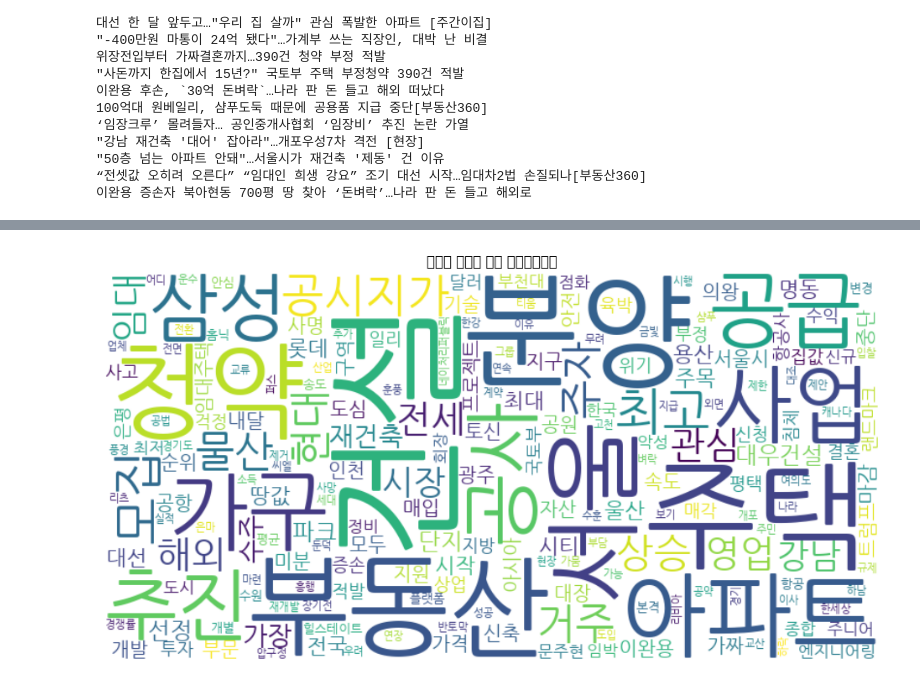
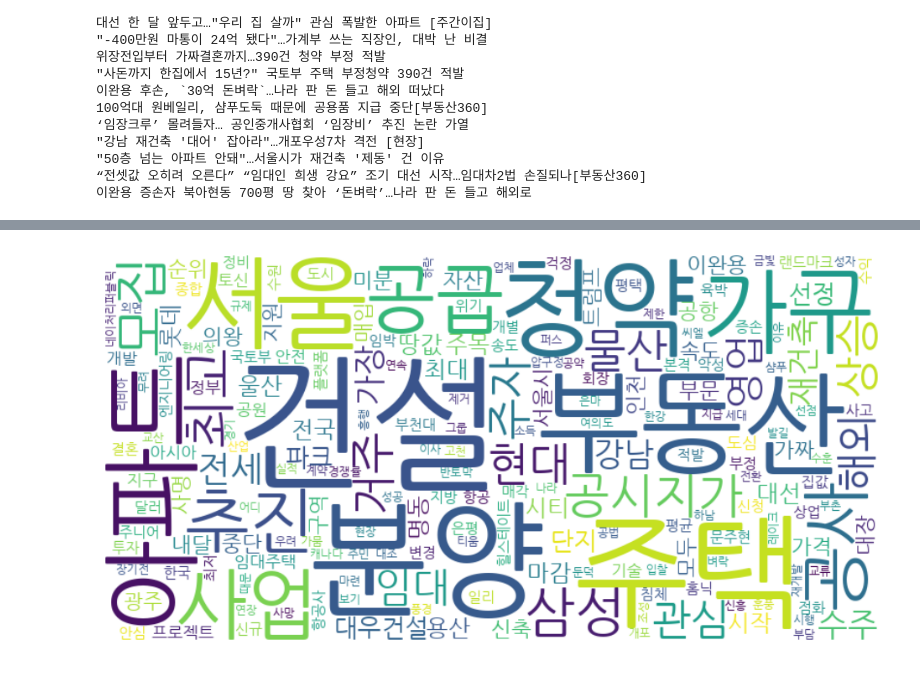
Before and after one commit to jzhengzhi/KU_Natural-Language_202501, a Jupyter notebook: midterm.ipynb, the cells around one changed output, grey strips where cells are left out. Drawn from its saved outputs; the diff is of its cells as text; code cells hidden in the pictures.

```diff
--- a/midterm.ipynb
+++ b/midterm.ipynb
@@ -99,35 +92,35 @@ Processing triggers for fontconfig (2.13.1-4.2ubuntu5) ...
 import matplotlib.pyplot as plt
 plt.rc('font', family='NanumGothic')
 # %%
+full_text = ' '.join(titles_list)
+
+# 2. 형태소 분석 (명사만 추출)
 from konlpy.tag import Okt
 from collections import Counter
-from wordcloud import WordCloud
 
-# 1) 텍스트 하나로 결합
-full_text = ' '.join(titles_list)
-
-# 2) 형태소 분석기 이용해 명사 추출
 okt = Okt()
 nouns = okt.nouns(full_text)
 
-# 3) 불용어 제거 + 한 글자 제거
-stopwords = set(['뉴스', '기자', '보도', '오늘', '정부', '이후', '때문', '관련', '위해'])
+# 3. 불용어 제거 + 한 글자 단어 제거
+stopwords = set(['뉴스', '기자', '보도','위해', '시장'])
 filtered = [n for n in nouns if len(n) > 1 and n not in stopwords]
 
-# 4) 빈도수 계산
+# 4. 단어 빈도 계산
 word_freq = Counter(filtered)
 # %%
+from wordcloud import WordCloud
+
+font_path = '/usr/share/fonts/truetype/nanum/NanumGothic.ttf'
+
 wordcloud = WordCloud(
-    font_path='/usr/share/fonts/truetype/nanum/NanumGothic.ttf',
+    font_path=font_path,
     background_color='white',
     width=800,
     height=400
 ).generate_from_frequencies(word_freq)
 
-# 출력
 plt.figure(figsize=(12, 6))
 plt.imshow(wordcloud, interpolation='bilinear')
 plt.axis('off')
-plt.title("네이버 부동산 뉴스 워드클라우드")
 plt.show()
 # %% [output]
@@ -151 +127 @@ WARNING:matplotlib.font_manager:findfont: Font family 'NanumGothic' not found.
-[figure, old version]
+[figure, new version]
```
Also changed, not shown: parts of 2 cells of this notebook.
